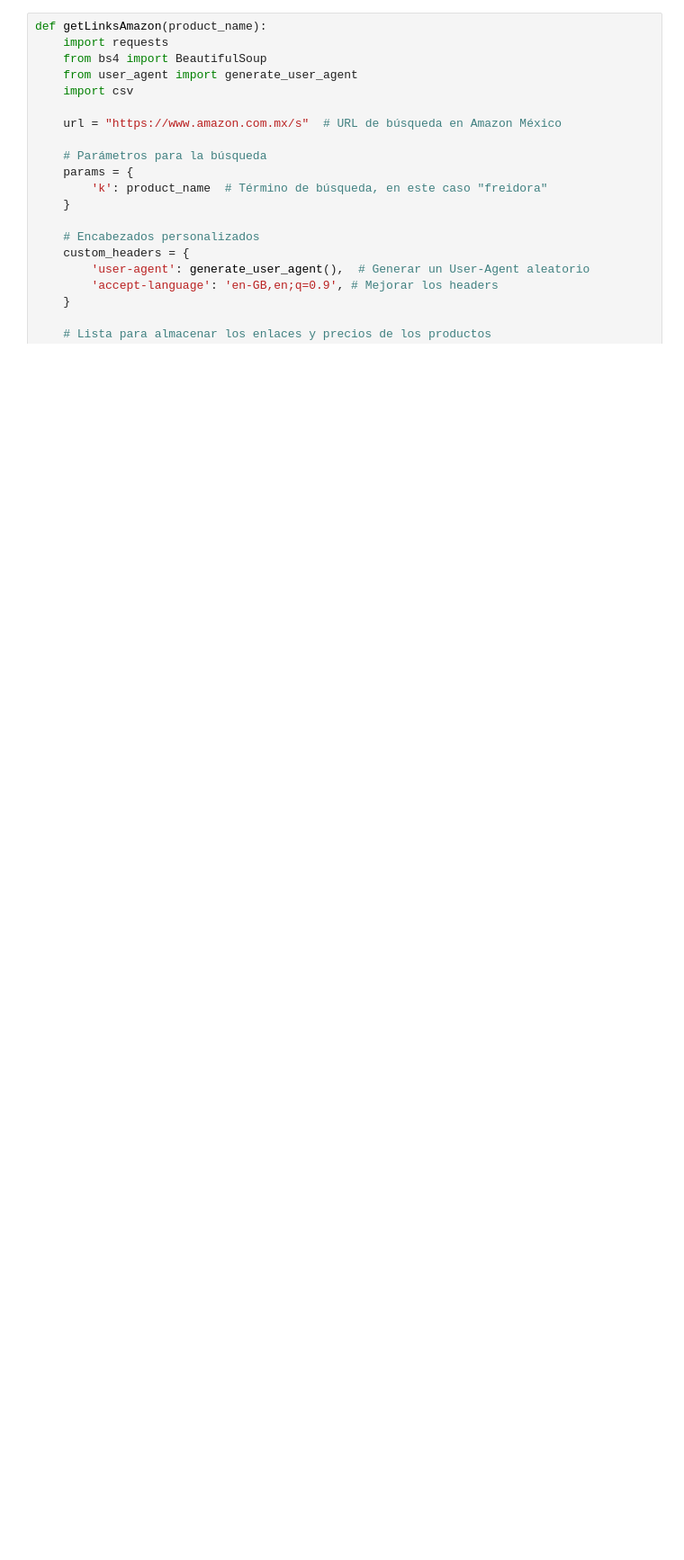
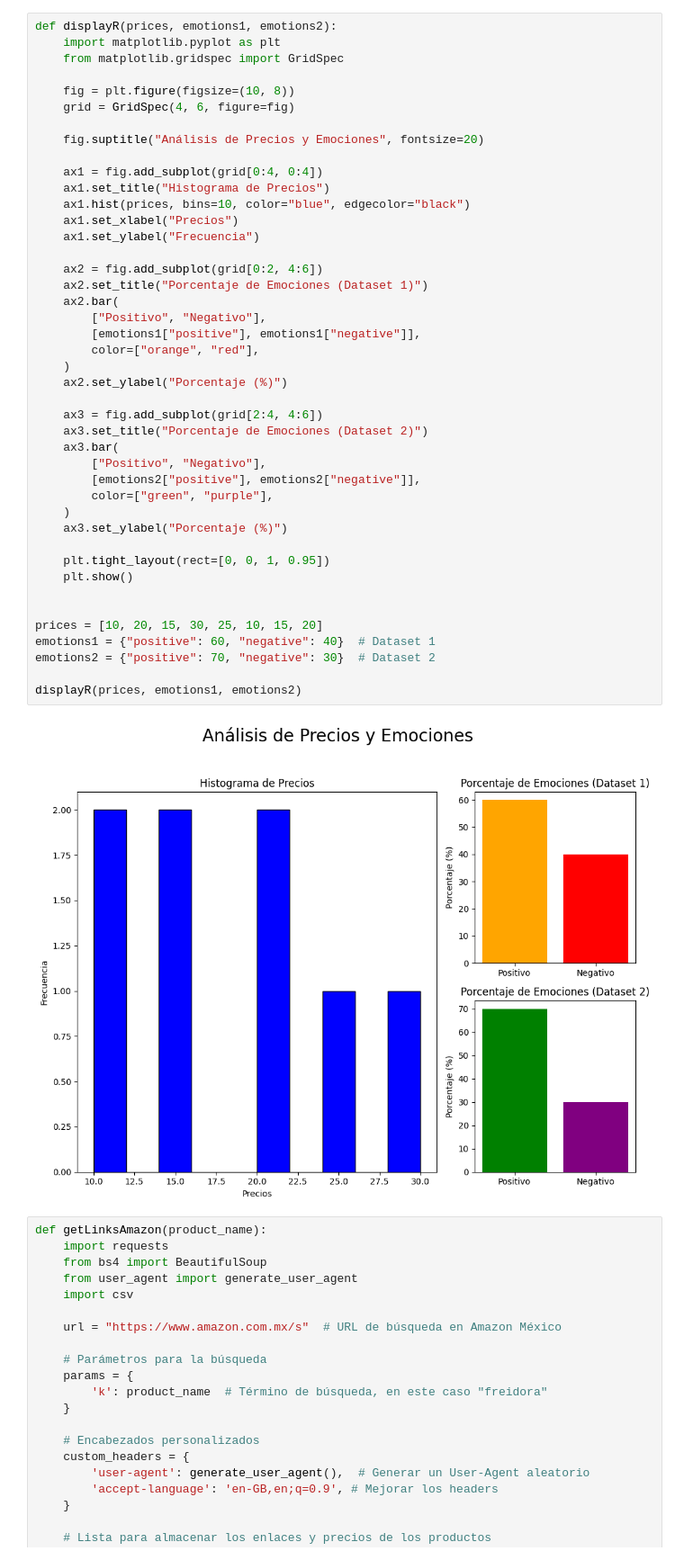
Before and after one commit to Senorita-glez/ParallelScrappingNA-Analysis, a Jupyter notebook: prevs/amazon.ipynb, the cells around one changed output. Shown at 90% size. Cells and saved outputs as stored; diff of their text form; blank space fills up the shorter version.

```diff
--- a/prevs/amazon.ipynb
+++ b/prevs/amazon.ipynb
@@ -1,3 +1,48 @@
+# %%
+def displayR(prices, emotions1, emotions2):
+    import matplotlib.pyplot as plt
+    from matplotlib.gridspec import GridSpec
+
+    fig = plt.figure(figsize=(10, 8))
+    grid = GridSpec(4, 6, figure=fig)
+
+    fig.suptitle("Análisis de Precios y Emociones", fontsize=20)
+
+    ax1 = fig.add_subplot(grid[0:4, 0:4])
+    ax1.set_title("Histograma de Precios")
+    ax1.hist(prices, bins=10, color="blue", edgecolor="black")
+    ax1.set_xlabel("Precios")
+    ax1.set_ylabel("Frecuencia")
+
+    ax2 = fig.add_subplot(grid[0:2, 4:6])
+    ax2.set_title("Porcentaje de Emociones (Dataset 1)")
+    ax2.bar(
+        ["Positivo", "Negativo"],
+        [emotions1["positive"], emotions1["negative"]],
+        color=["orange", "red"],
+    )
+    ax2.set_ylabel("Porcentaje (%)")
+
+    ax3 = fig.add_subplot(grid[2:4, 4:6])
+    ax3.set_title("Porcentaje de Emociones (Dataset 2)")
+    ax3.bar(
+        ["Positivo", "Negativo"],
+        [emotions2["positive"], emotions2["negative"]],
+        color=["green", "purple"],
+    )
+    ax3.set_ylabel("Porcentaje (%)")
+
+    plt.tight_layout(rect=[0, 0, 1, 0.95])
+    plt.show()
+
+
+prices = [10, 20, 15, 30, 25, 10, 15, 20]
+emotions1 = {"positive": 60, "negative": 40}  # Dataset 1
+emotions2 = {"positive": 70, "negative": 30}  # Dataset 2
+
+displayR(prices, emotions1, emotions2)
+# %% [output]
+[figure, added]
 # %%
 def getLinksAmazon(product_name):
     import requests
```
Also changed, not shown: 15 other files.
